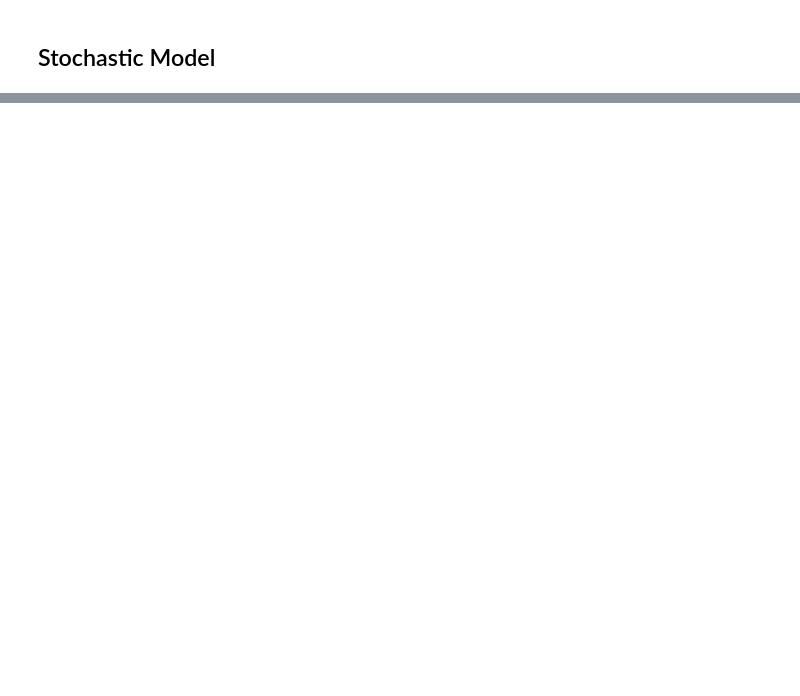
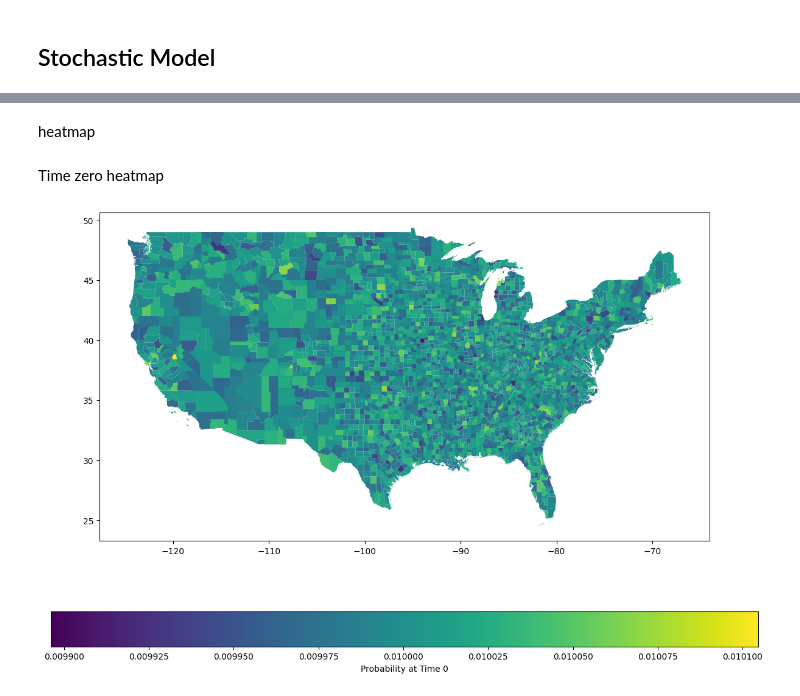
Before and after one commit to easierdata/Hot-Cold-Simulation, a Jupyter notebook: stochastic_data_prep.ipynb, the cells around one changed output, grey strips where cells are left out. Drawn from its saved outputs; the diff is of its cells as text; code cells hidden in the pictures; blank space fills up the shorter version.

```diff
--- a/stochastic_data_prep.ipynb
+++ b/stochastic_data_prep.ipynb
@@ -239,0 +264,20 @@ Error:
+# %% [markdown]
+heatmap
+# %% [markdown]
+Time zero heatmap
+# %%
+df = pd.DataFrame()
+df["FIPS"] = counties_stochastic_df["FIPS"]
+df["time_0_probs"] = counties_stochastic_df["stochastic_paths"].apply(lambda x: x[0])
+merged_gdf = counties_gdf.merge(df, on="FIPS")
+fig, ax = plt.subplots(1, 1, figsize=(15, 10))
+
+merged_gdf.plot(
+    column="time_0_probs",
+    ax=ax,
+    legend=True,
+    legend_kwds={"label": "Probability at Time 0", "orientation": "horizontal"},
+)
+plt.show()
+# %% [output]
+[figure, added]
```
Also changed, not shown: parts of 21 cells of this notebook.
